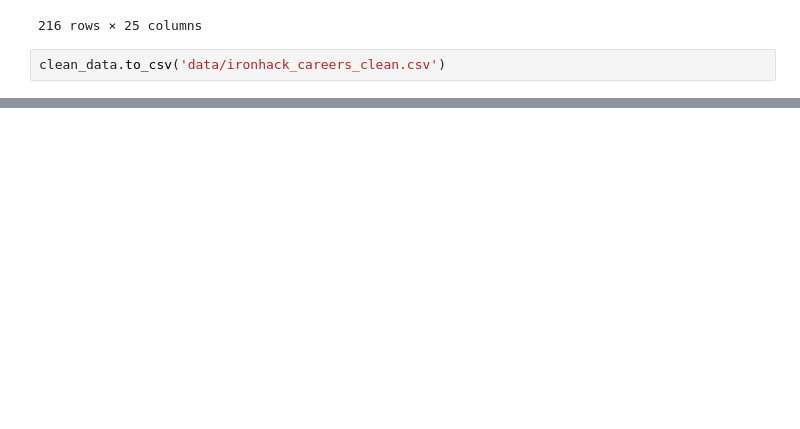
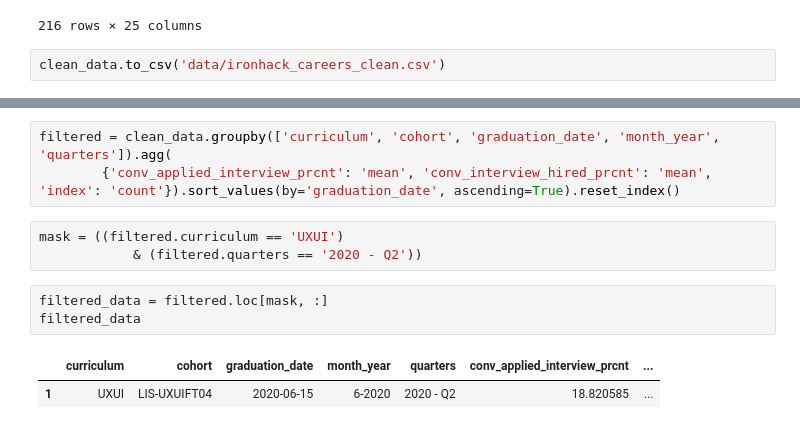
Before and after one commit to calvinhus/statistics_project, a Jupyter notebook: data_cleaning.ipynb, the cells around one changed output, grey strips where cells are left out. Drawn from its saved outputs; the diff is of its cells as text; blank space fills up the shorter version.

```diff
--- a/data_cleaning.ipynb
+++ b/data_cleaning.ipynb
@@ -673,0 +690,12 @@ clean_data.to_csv('data/ironhack_careers_clean.csv')
+# %%
+filtered = clean_data.groupby(['curriculum', 'cohort', 'graduation_date', 'month_year', 'quarters']).agg(
+        {'conv_applied_interview_prcnt': 'mean', 'conv_interview_hired_prcnt': 'mean', 'index': 'count'}).sort_values(by='graduation_date', ascending=True).reset_index()
+# %%
+mask = ((filtered.curriculum == 'UXUI')
+            & (filtered.quarters == '2020 - Q2'))
+# %%
+filtered_data = filtered.loc[mask, :]
+filtered_data
+# %% [output]
+|  | curriculum | cohort | graduation_date | month_year | quarters | conv_applied_interview_prcnt | ... |
+| 1 | UXUI | LIS-UXUIFT04 | 2020-06-15 | 6-2020 | 2020 - Q2 | 18.820585 | ... |
```
Also changed, not shown: parts of 4 cells of this notebook, 4 other files.
